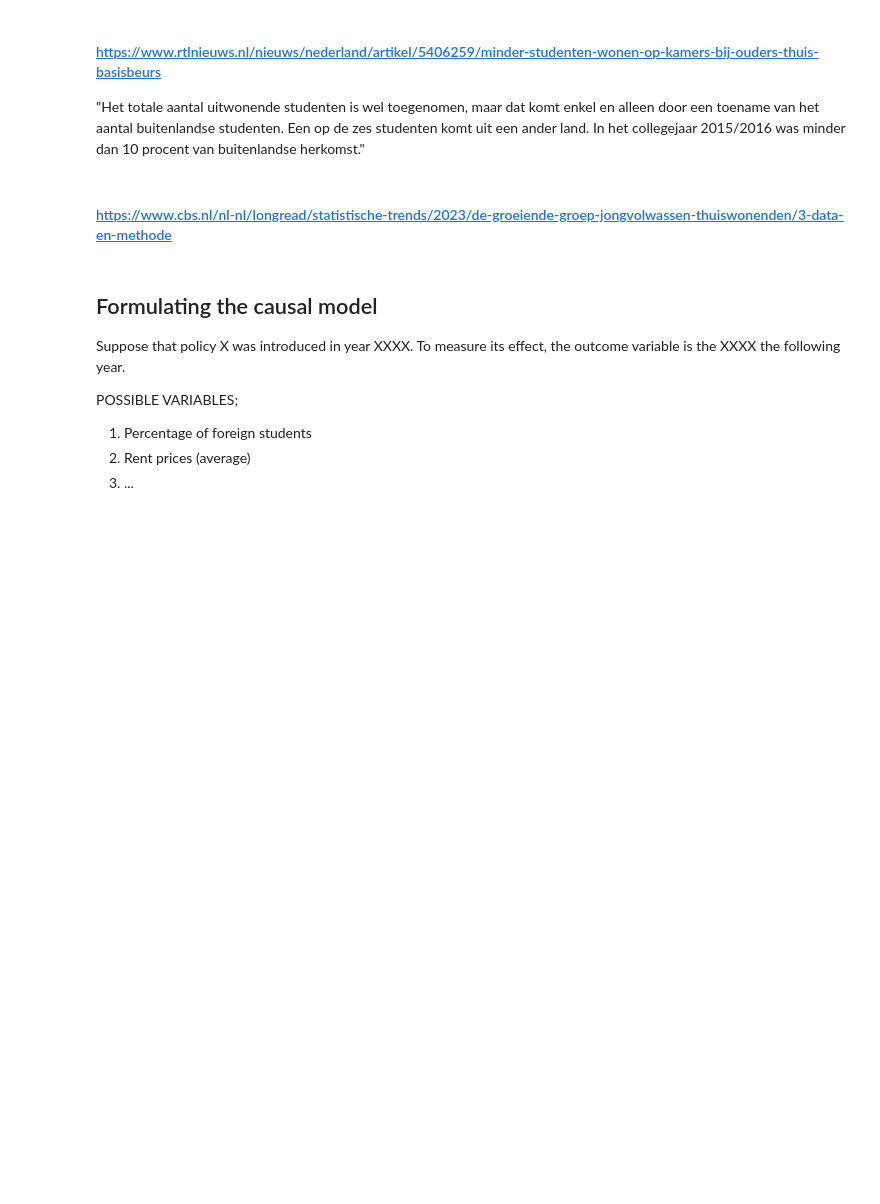
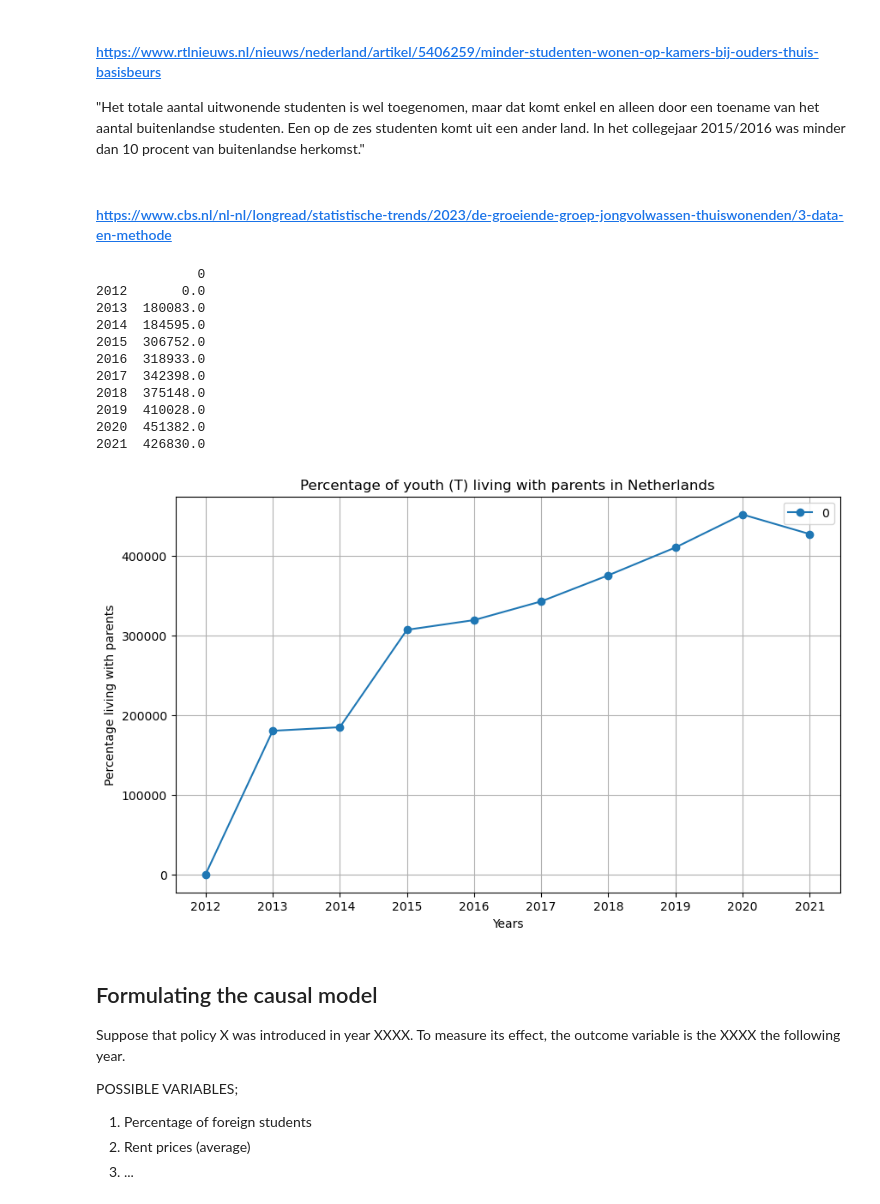
Before and after one commit to AnneLouisedb/Causality_Eurostat, a Jupyter notebook: importing_oecd_data.ipynb, the cells around one changed output. Cells and saved outputs as stored; diff of their text form; code cells hidden in the pictures; blank space fills up the shorter version.

```diff
--- a/importing_oecd_data.ipynb
+++ b/importing_oecd_data.ipynb
@@ -546,6 +520,68 @@ df_n = long_term_youth_unemployment('Netherlands', 'T')
 "Het totale aantal uitwonende studenten is wel toegenomen, maar dat komt enkel en alleen door een toename van het aantal buitenlandse studenten. Een op de zes studenten komt uit een ander land. In het collegejaar 2015/2016 was minder dan 10 procent van buitenlandse herkomst."
 # %% [markdown]
 #### https://www.cbs.nl/nl-nl/longread/statistische-trends/2023/de-groeiende-groep-jongvolwassen-thuiswonenden/3-data-en-methode
+# %%
+ # Mobile students from abroad enrolled by education level, sex and country of origin
+
+
+
+def mobile_students_from_abroad(COUNTRY, SEX):
+    df_n = eurostat.get_data_df('educ_uoe_mobs02') # YOUNG PEOPLE LIVING AT HOME
+    df_n.rename({'geo\TIME_PERIOD':'geo'},inplace=True,axis=1)
+
+    df_n.drop(['unit', 'freq'],axis=1,inplace=True)
+    df_n['country'] = df_n['geo'].replace(eurostat_dictionary)
+
+    df_n.drop(['geo'],axis=1,inplace=True)
+
+
+    df_n = df_n[df_n['country'] == COUNTRY]
+    df_n = df_n[df_n['sex'] == SEX]
+
+    # df_n = df_n[df_n['isced11'] == 'ED6' or  df_n['isced11'] == 'ED7']
+    df_n = df_n[(df_n['isced11'] == 'ED6') | (df_n['isced11'] == 'ED7')]
+
+
+    df_n.set_index(['sex', 'country', 'partner', 'isced11'], inplace=True)
+
+    # sum over all rows
+    df_n = df_n.sum()
+
+
+    # df_n = df_n.T
+
+
+    df_n = pd.DataFrame(df_n)
+    print(df_n)
+    # # Assuming df_n is your modified DataFrame
+    plt.figure(figsize=(10, 6))
+
+    for column in df_n.columns:
+        plt.plot(df_n.index, df_n[column], marker='o', linestyle='-', label=column)
+
+    plt.xlabel('Years')
+    plt.ylabel('Percentage living with parents')
+    plt.title(f'Percentage of youth ({SEX}) living with parents in {COUNTRY}')
+    plt.legend()  # Add a legend to differentiate the columns
+    plt.grid(True)
+    plt.show()
+
+    return df_n
+
+df_n = mobile_students_from_abroad('Netherlands', 'T')
+# %% [output]
+             0
+2012       0.0
+2013  180083.0
+2014  184595.0
+2015  306752.0
+2016  318933.0
+2017  342398.0
+2018  375148.0
+2019  410028.0
+2020  451382.0
+2021  426830.0
+[figure, added]
 # %% [markdown]
 ##  Formulating the causal model
 Suppose that policy X was introduced in year XXXX. To measure its effect, the outcome variable is the XXXX the following year.
```
Also changed, not shown: parts of 1 cell of this notebook, 1 other file.
